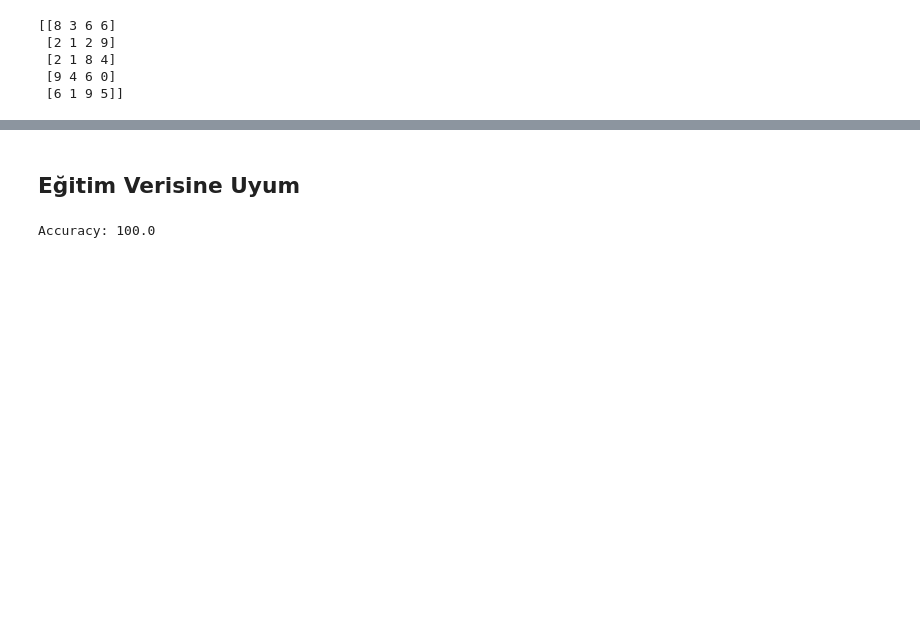
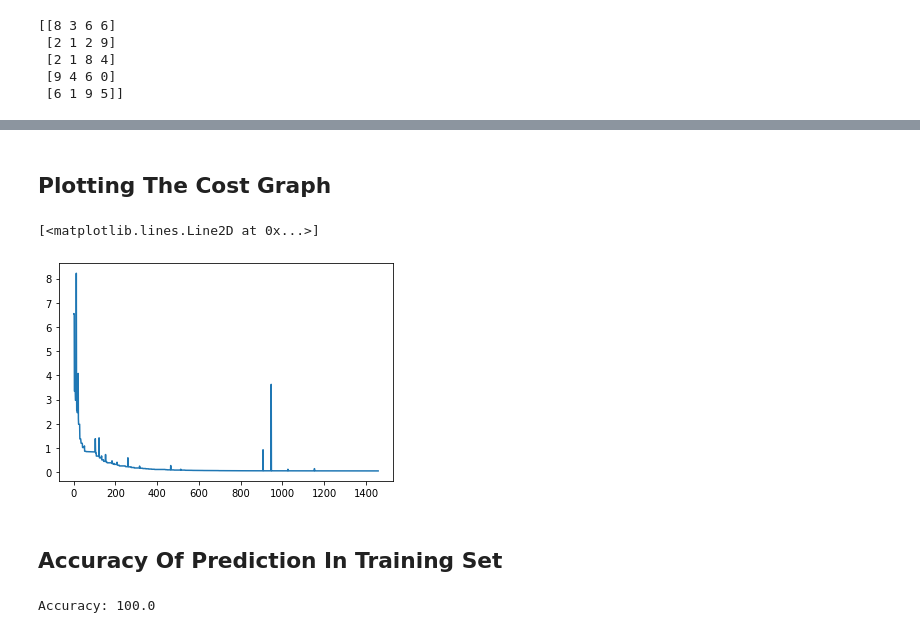
Before and after one commit to EgeCaliskan/Feedforward-Neural-Network-Ile-MNIST-Elyaz-s-Tahmini, a Jupyter notebook: Recognition Mnist.ipynb, the cells around one changed output, grey strips where cells are left out. Drawn from its saved outputs; the diff is of its cells as text; code cells hidden in the pictures; blank space fills up the shorter version.

```diff
--- a/Recognition Mnist.ipynb
+++ b/Recognition Mnist.ipynb
@@ -66,5 +66,4 @@ Theta_2_Shape = (10,hidden_layer_size+1)
 Theta_1 = randweight(Theta_1_Shape,1/np.power(10,4))
 Theta_2 = randweight(Theta_2_Shape,1/np.power(10,4))
 Parameters = np.concatenate([Theta_1.ravel(),Theta_2.ravel()])
-mincost = {}
-it = 1
+costs = []
@@ -156,5 +118,12 @@ params = res.x
-# %% [markdown]
-## Eğitim Verisine Uyum
+# %% [markdown]
+## Plotting The Cost Graph
+# %%
+plt.plot(np.add(range(len(costs)),1), costs)
+# %% [output]
+[<matplotlib.lines.Line2D at 0x...>]
+[figure, added]
+# %% [markdown]
+## Accuracy Of Prediction In Training Set
 # %%
 params = np.load("Parameters.npy")
 # %%
```
Also changed, not shown: parts of 22 cells of this notebook.
